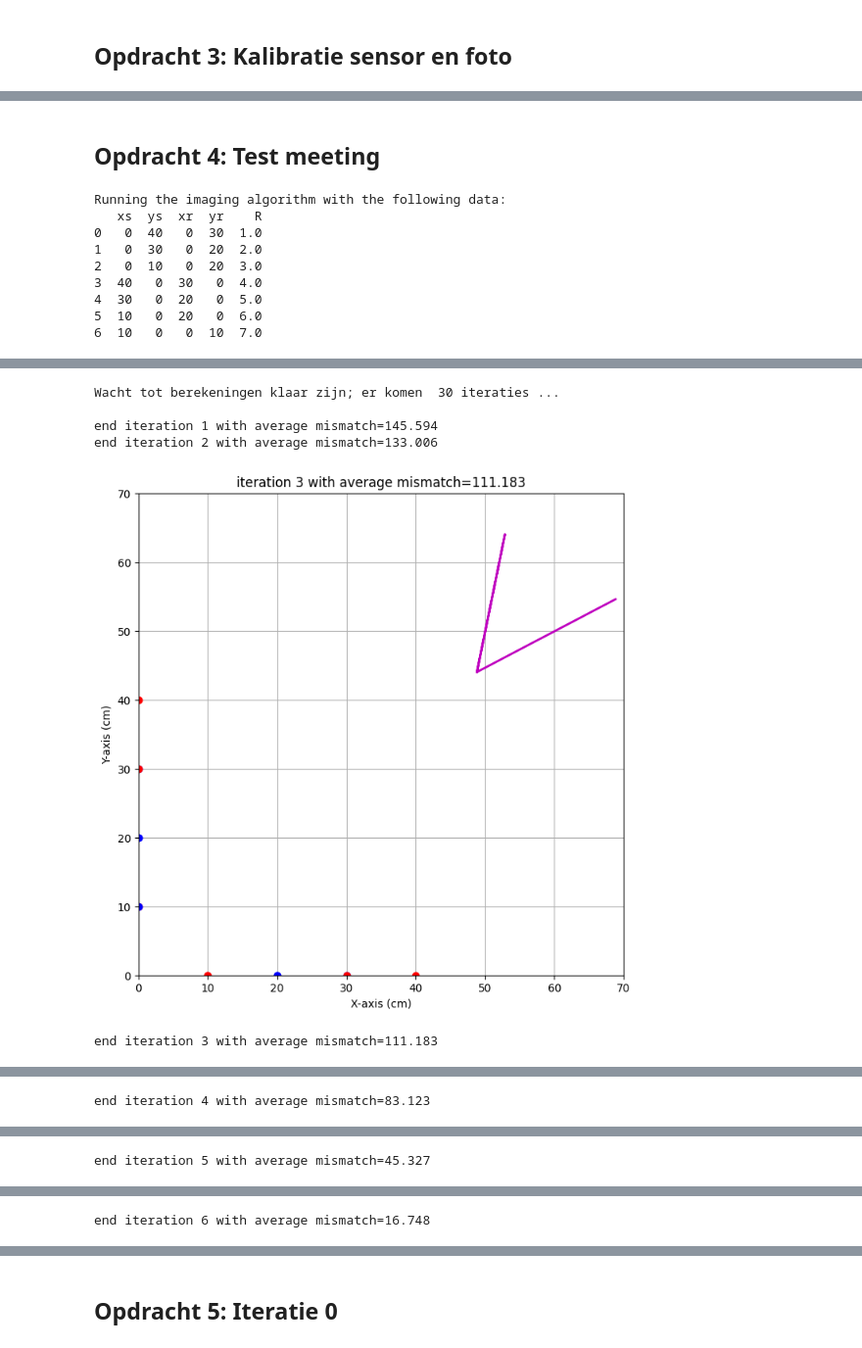
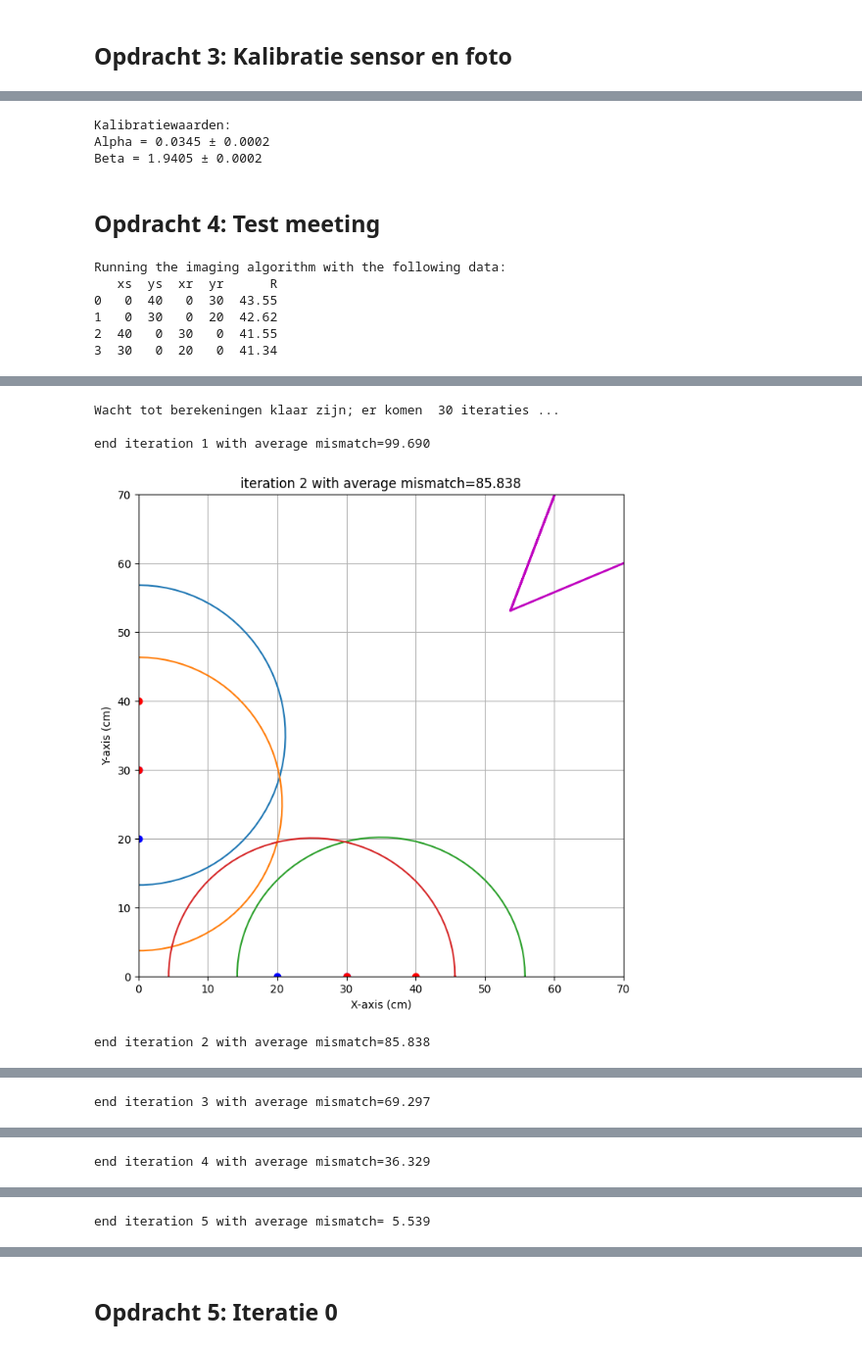
Before and after one commit to thaak123/THAAK-opdrachten-DEF-D, a Jupyter notebook: FysiekeOntwerpopdrachten/4OntwerpEenAlgoritmeEchoAkoestisch/DEFOntwerpopdracht4AlgoritmeInvulTemplate.ipynb, the cells around one changed output, grey strips where cells are left out. Shown at 98% size. Saved outputs shown, nothing was run; the diff lists cells and outputs as text; code cells hidden in the pictures.

Commit message:
Kalibratie + testmetingen

```diff
--- a/FysiekeOntwerpopdrachten/4OntwerpEenAlgoritmeEchoAkoestisch/DEFOntwerpopdracht4AlgoritmeInvulTemplate.ipynb
+++ b/FysiekeOntwerpopdrachten/4OntwerpEenAlgoritmeEchoAkoestisch/DEFOntwerpopdracht4AlgoritmeInvulTemplate.ipynb
@@ -44,8 +46,24 @@ kalibratie-opstelling groep [nummer]
 # %%
 # verwerk hier jullie kalibratiemetingen
 
-bits = []
-afstand = []
+bits = [219, 530, 818, 1120, 1395, 1680, 1967]
+afstand = [10, 20, 30, 40, 50, 60, 70]
+
+def kalibratie_fit(bits, alpha, beta):
+    return alpha*bits + beta
+
+val, cov = curve_fit(kalibratie_fit, bits, afstand)
+kal_alpha, kal_beta = val
+u_alpha = np.sqrt(cov[0,0])
+u_beta = np.sqrt(cov[0,0])
+
+print("Kalibratiewaarden:")
+print("Alpha = %.4f \u00B1 %.4f" %(kal_alpha, u_alpha))
+print("Beta = %.4f \u00B1 %.4f" %(kal_beta, u_beta))
+# %% [output]
+Kalibratiewaarden:
+Alpha = 0.0345 ± 0.0002
+Beta = 1.9405 ± 0.0002
 # %% [markdown]
 ## Opdracht 4: Test meeting
 # %%
@@ -56,25 +74,21 @@ afstand = []
 # Als je ongeldige metingen hebt (denk aan het college!), zet ze dan wel in het dataframe hieronder,
 # maar gebruik een '#' om de regel uit te commenteren, zoals we bij de laatste meting voorgedaan hebben.
 
-
 dataSanityCheck = pd.DataFrame(columns=["xs", "ys", "xr", "yr", "R"], data=[
-    [0,40,0,30,1.0],
-    [0,30,0,20,2.0],
-    [0,10,0,20,3.0],
-    [40,0,30,0,4.0],
-    [30,0,20,0,5.0],
-    [10,0,20,0,6.0],
-    [10,0,0,10,7.0]
+    [0,40,0,30,43.55],
+    [0,30,0,20,42.62],
+    #[0,10,0,20,3.0,170.63],
+    [40,0,30,0,41.55],
+    [30,0,20,0,41.34],
+    #[10,0,20,0,153.37],
+    #[10,0,0,10,127.64]
     ])
 
 resultaatSanityCheck = imagingDEF.imagingDEF(dataSanityCheck)
 # %% [output]
 Running the imaging algorithm with the following data:
-   xs  ys  xr  yr    R
-0   0  40   0  30  1.0
-1   0  30   0  20  2.0
-2   0  10   0  20  3.0
-3  40   0  30   0  4.0
-4  30   0  20   0  5.0
-5  10   0  20   0  6.0
-6  10   0   0  10  7.0
+   xs  ys  xr  yr      R
+0   0  40   0  30  43.55
+1   0  30   0  20  42.62
+2  40   0  30   0  41.55
+3  30   0  20   0  41.34
@@ -82,6 +96,5 @@ Running the imaging algorithm with the following data:
 Wacht tot berekeningen klaar zijn; er komen  30 iteraties ...
 
-end iteration 1 with average mismatch=145.594
-end iteration 2 with average mismatch=133.006
+end iteration 1 with average mismatch=99.690
-[figure, old version]
+[figure, new version]
-end iteration 3 with average mismatch=111.183
+end iteration 2 with average mismatch=85.838
@@ -89 +102 @@ end iteration 3 with average mismatch=111.183
-end iteration 4 with average mismatch=83.123
+end iteration 3 with average mismatch=69.297
@@ -91 +104 @@ end iteration 4 with average mismatch=83.123
-end iteration 5 with average mismatch=45.327
+end iteration 4 with average mismatch=36.329
@@ -93 +106 @@ end iteration 5 with average mismatch=45.327
-end iteration 6 with average mismatch=16.748
+end iteration 5 with average mismatch= 5.539
```
Also changed, not shown: parts of 5 cells of this notebook, 1 other file.
